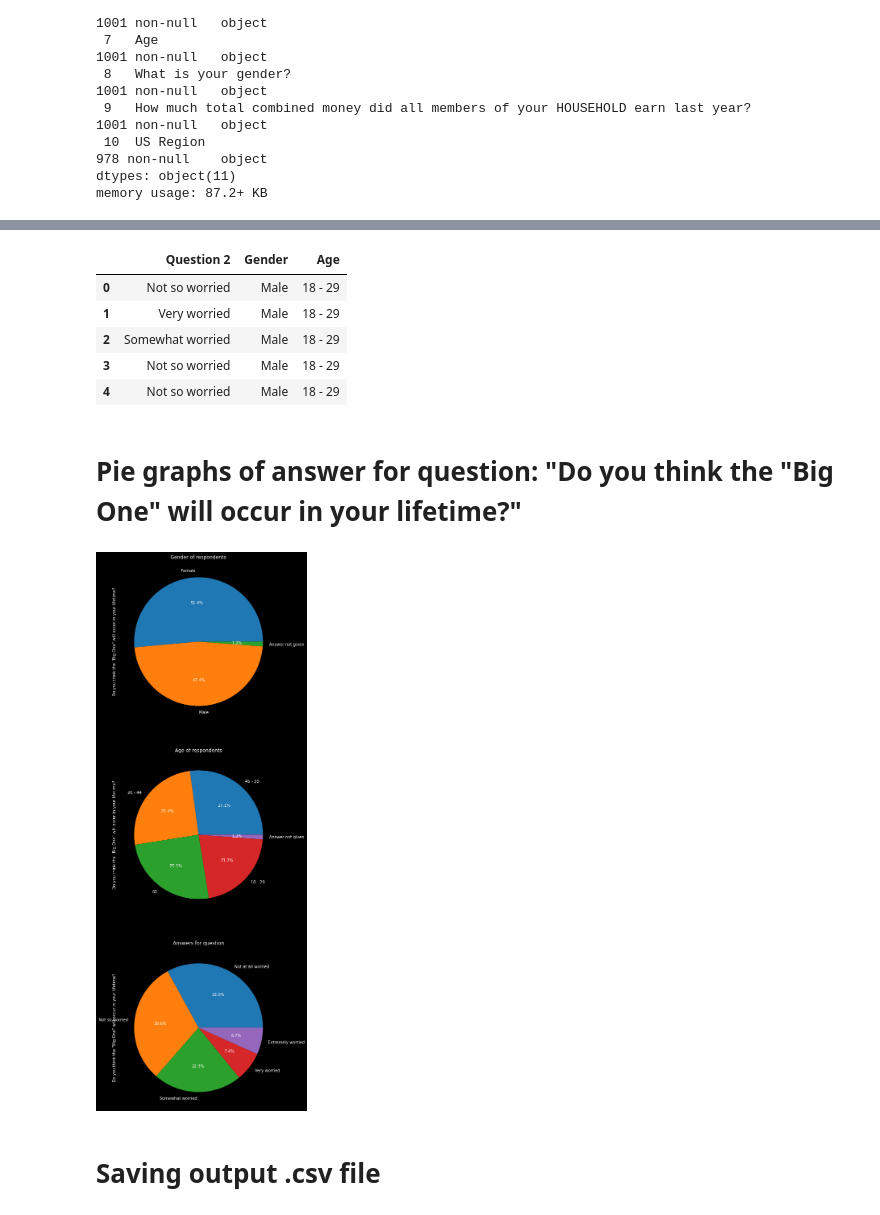
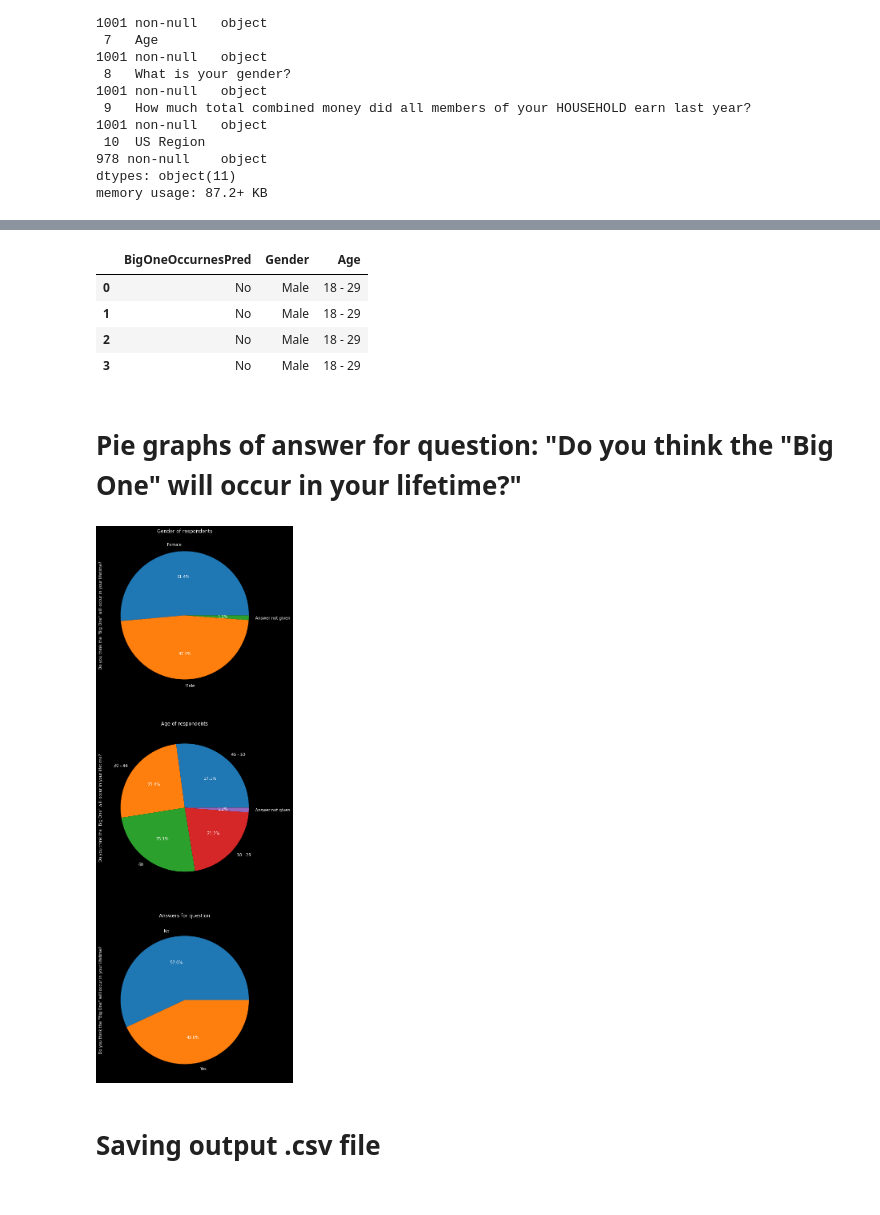
Before and after one commit to kmozdzierz/ABiD_AiR_2021, a Jupyter notebook: Lab2/TIER Protocol Documentation/Command Files/Lab2.ipynb, the cells around one changed output, grey strips where cells are left out. Drawn from its saved outputs; the diff is of its cells as text; code cells hidden in the pictures.

```diff
--- a/Lab2/TIER Protocol Documentation/Command Files/Lab2.ipynb
+++ b/Lab2/TIER Protocol Documentation/Command Files/Lab2.ipynb
@@ -34,14 +34,17 @@ Data columns (total 11 columns):
 dtypes: object(11)
 memory usage: 87.2+ KB
 # %%
-df = df.rename(columns={'In general, how worried are you about earthquakes?' : 'Question 1',
-                        'How worried are you about the Big One, a massive, catastrophic earthquake?' : 'Question 2',
-                        'Do you think the "Big One" will occur in your lifetime?' : 'Question 3',
-                        'Have you ever experienced an earthquake?' : 'Question 4',
-                        'Have you or anyone in your household taken any precautions for an earthquake (packed an earthquake survival kit, prepared an evacuation plan, etc.)?' : 'Question 5',
-                        'How familiar are you with the San Andreas Fault line?' : 'Question 6',
-                        'How familiar are you with the Yellowstone Supervolcano?' : 'Question 7',
+df = df.rename(columns={'In general, how worried are you about earthquakes?' : 'GeneralWorryLevel',
+                        'How worried are you about the Big One, a massive, catastrophic earthquake?' : 'BigOneWorryLevel',
+                        'Do you think the "Big One" will occur in your lifetime?' : 'BigOneOccurnesPred',
+                        'Have you ever experienced an earthquake?' : 'EarthquakeExperience',
+                        'Have you or anyone in your household taken any precautions for an earthquake (packed an earthquake survival kit, prepared an evacuation plan, etc.)?' : 'EarthquakePrecautions',
+                        'How familiar are you with the San Andreas Fault line?' : 'SAFaultLineKnowledge',
+                        'How familiar are you with the Yellowstone Supervolcano?' : 'YellowstoneVulcanoKnowledge',
                         'What is your gender?': 'Gender',
-                        'How much total combined money did all members of your HOUSEHOLD earn last year?' : 'Question 8'})
-df.head()
+                        'How much total combined money did all members of your HOUSEHOLD earn last year?' : 'HouseholdEarnings',
+                        'US Region' : 'USRegion'})
+
+df = df.fillna('Answer not given')
+df.head(4)
 # %% [output]
@@ -54,38 +56,36 @@ df.head()
 # %%
-new_df = df[['Question 2','Gender', 'Age']]
-new_df = new_df.fillna('Answer not given')
-new_df.head()
+new_df = df[['BigOneOccurnesPred','Gender', 'Age']]
+new_df.head(4)
 # %% [output]
-|  | Question 2 | Gender | Age |
-| 0 | Not so worried | Male | 18 - 29 |
-| 1 | Very worried | Male | 18 - 29 |
-| 2 | Somewhat worried | Male | 18 - 29 |
-| 3 | Not so worried | Male | 18 - 29 |
-| 4 | Not so worried | Male | 18 - 29 |
+|  | BigOneOccurnesPred | Gender | Age |
+| 0 | No | Male | 18 - 29 |
+| 1 | No | Male | 18 - 29 |
+| 2 | No | Male | 18 - 29 |
+| 3 | No | Male | 18 - 29 |
 # %% [markdown]
 # Pie graphs of answer for question: "Do you think the "Big One" will occur in your lifetime?"
 # %%
 gender_counts = new_df.value_counts(new_df['Gender'])
 age_counts = new_df.value_counts(new_df['Age'])
-question_counts = new_df.value_counts(new_df['Question 2'])
+question_counts = new_df.value_counts(new_df['BigOneOccurnesPred'])
 
 fig = plt.figure(figsize=(8,25))
 fig.set_facecolor('black')
 plt.rcParams.update({'text.color': "white", 'axes.labelcolor' : "white"})
 
 
 plt.subplot(311)
 gender_counts.plot(kind='pie', ylabel = 'Do you think the "Big One" will occur in your lifetime?', autopct='%1.1f%%')
 plt.title("Gender of respondents")
 plt.subplot(312)
 plt.title("Age of respondents")
 age_counts.plot(kind='pie',ylabel = 'Do you think the "Big One" will occur in your lifetime?',autopct='%1.1f%%')
 plt.subplot(313)
 plt.title("Answers for question")
 question_counts.plot(kind='pie',ylabel = 'Do you think the "Big One" will occur in your lifetime?',autopct='%1.1f%%')
 plt.show()
 fig.savefig('../Analysis Data/graphs.jpg')
 # %% [output]
-[figure, old version]
+[figure, new version]
 # %% [markdown]
 # Saving output .csv file
```
Also changed, not shown: parts of 3 cells of this notebook, 4 other files.
